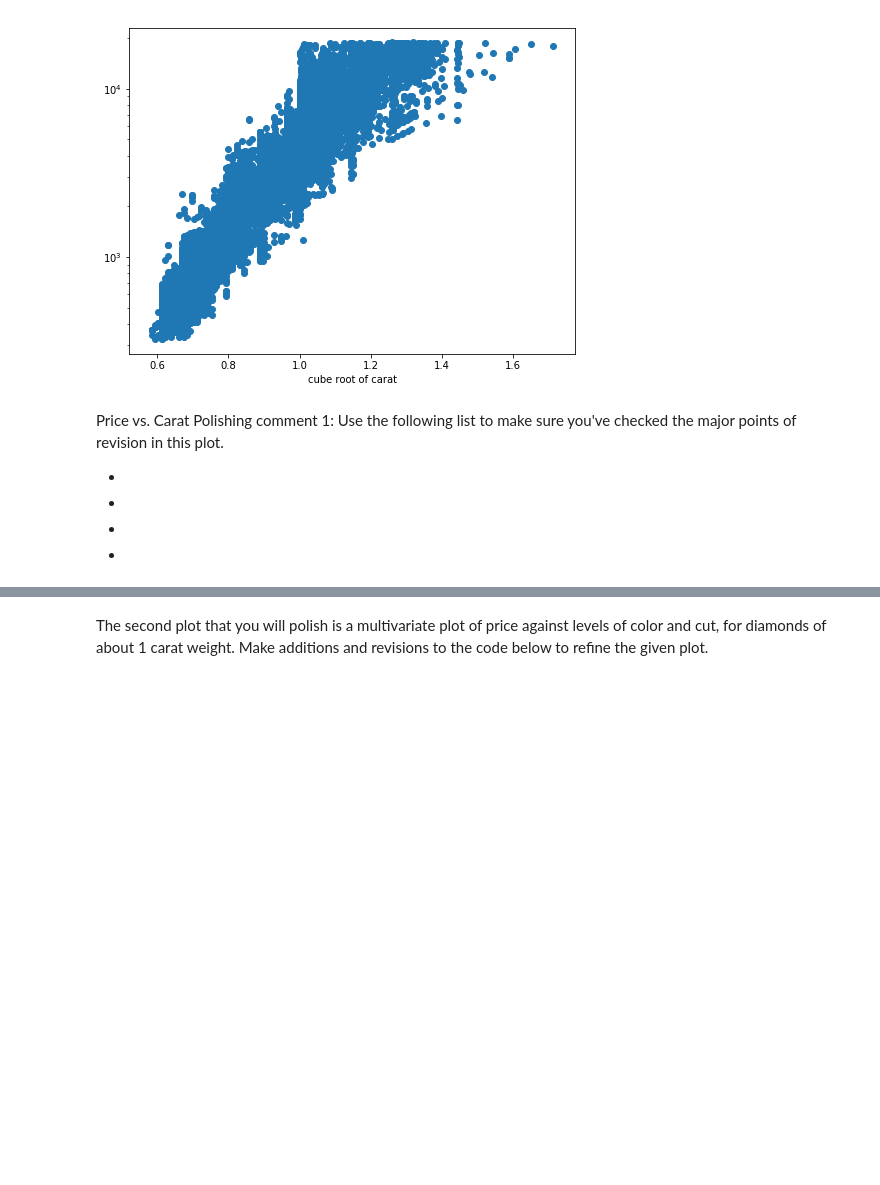
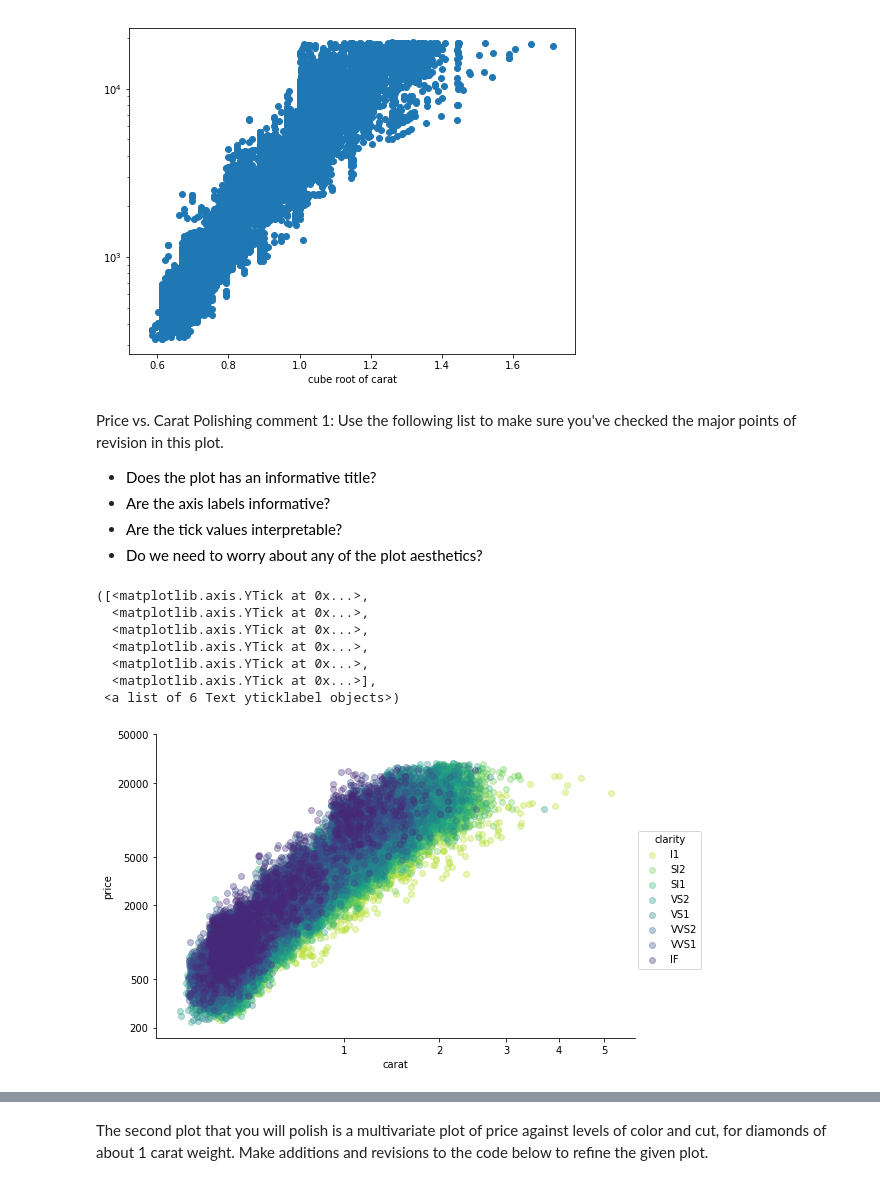
Before and after one commit to MarwaQabeel/Udacity-Data-Analyst-Nanodegree, a Jupyter notebook: Data Visualization/Visualization Case Study/Explanatory_Polishing.ipynb, the cells around one changed output, grey strips where cells are left out. Cells and saved outputs as stored; diff of their text form; code cells hidden in the pictures; blank space fills up the shorter version.

```diff
--- a/Data Visualization/Visualization Case Study/Explanatory_Polishing.ipynb
+++ b/Data Visualization/Visualization Case Study/Explanatory_Polishing.ipynb
@@ -57,10 +57,49 @@ plt.show()
 [figure]
 # %% [markdown]
 Price vs. Carat Polishing comment 1: Use the following list to make sure you've checked the major points of revision in this plot.
-- <span style="color:white">Does the plot has an informative title?</span>
-- <span style="color:white">Are the axis labels informative?</span>
-- <span style="color:white">Are the tick values interpretable?</span>
-- <span style="color:white">Do we need to worry about any of the plot aesthetics?</span>
+- <span style="color:black">Does the plot has an informative title?</span>
+- <span style="color:black">Are the axis labels informative?</span>
+- <span style="color:black">Are the tick values interpretable?</span>
+- <span style="color:black">Do we need to worry about any of the plot aesthetics?</span>
+# %%
+def log_trans(y, inverse = False):
+    if not inverse:
+        return np.log10(y)
+    else:
+        return np.power(10, y)
+
+def cuberoot_trans(x, inverse = False):
+    if not inverse:
+        return np.power(x, 1/3)
+    else:
+        return np.power(x, 3)
+
+#sb.regplot(diamonds['carat'].apply(cuberoot_trans), diamonds['price'].apply(log_trans))
+diamonds['carat_cr'] = diamonds['carat'].apply(cuberoot_trans)
+diamonds['price_log'] = diamonds['price'].apply(log_trans)
+
+g = sb.FacetGrid( data = diamonds, hue = 'clarity',size = 5, aspect=1.5 , palette = 'viridis_r')
+g = g.map(sb.regplot, 'carat_cr' ,'price_log', x_jitter = 0.04 , y_jitter = 0.2, scatter_kws = {'alpha' : 1/3} , fit_reg = False);
+# pay attention what to be put inside map(), does it really need x = , y =
+g.add_legend()
+plt.xlabel('carat')
+plt.ylabel('price');
+
+# both plt.xlabel() and plt.ylabel() , first parameter is values , second parameter is labels
+x_tick_locs = [1, 2, 3, 4, 5]
+plt.xticks(cuberoot_trans(x_tick_locs), x_tick_locs)
+
+y_tick_locs = [200, 500 , 2000, 5000, 20000,50000]    # the tick_locs should be set according to real values
+plt.yticks(log_trans(y_tick_locs), y_tick_locs)
+# %% [output]
+([<matplotlib.axis.YTick at 0x...>,
+  <matplotlib.axis.YTick at 0x...>,
+  <matplotlib.axis.YTick at 0x...>,
+  <matplotlib.axis.YTick at 0x...>,
+  <matplotlib.axis.YTick at 0x...>,
+  <matplotlib.axis.YTick at 0x...>],
+ <a list of 6 Text yticklabel objects>)
+[figure, added]
 # %% [markdown]
 Price vs. Carat Polishing comment 2: Here are some specific comments on the polishing of the plot.
 
```
Also changed, not shown: parts of 5 cells of this notebook.
